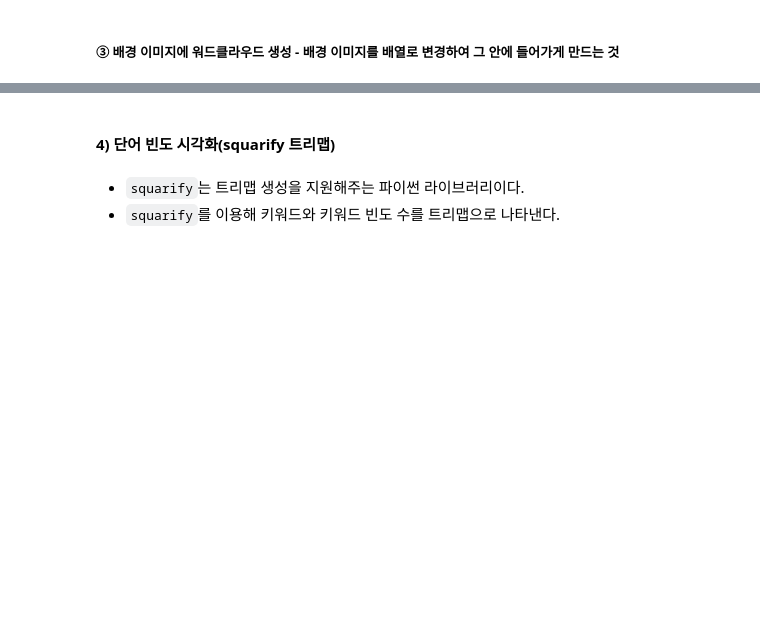
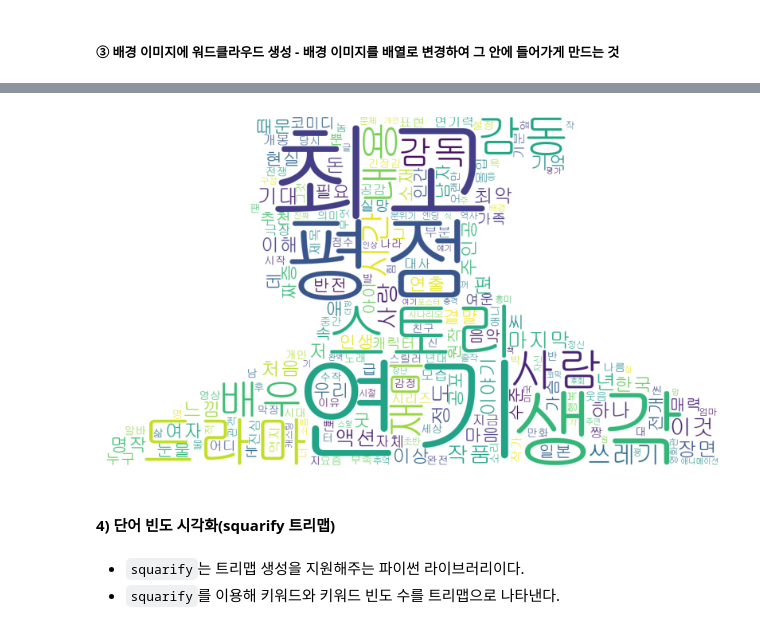
Before and after one commit to yooleene/Level2_office, a Jupyter notebook: M4.3_비정형 데이터 분석_키워드 분석.ipynb, the cells around one changed output, grey strips where cells are left out. Saved outputs shown, nothing was run; the diff lists cells and outputs as text; code cells hidden in the pictures; blank space fills up the shorter version.

```diff
--- a/M4.3_비정형 데이터 분석_키워드 분석.ipynb
+++ b/M4.3_비정형 데이터 분석_키워드 분석.ipynb
@@ -60,2 +185,8 @@ stop_words = '영화 전 난 일 걸 뭐 줄 만 건 분 개 끝 잼 이거 번
 # %% [markdown]
 ##### ③ 배경 이미지에 워드클라우드 생성 - 배경 이미지를 배열로 변경하여 그 안에 들어가게 만드는 것
+# %%
+from PIL import Image
+import numpy as np
+
+img = Image.open('data_set/image.png')
+img_array = np.array(img)
@@ -62,3 +213,11 @@ stop_words = '영화 전 난 일 걸 뭐 줄 만 건 분 개 끝 잼 이거 번
+# %%
+wc = WordCloud(font_path='gulim', background_color='white', width=800, height=400, max_font_size=250, max_words=200, mask=img_array)
+gen = wc.generate_from_frequencies(c)
+plt.figure(figsize=(10, 10))
+plt.axis('off')
+plt.imshow(gen);
+# %% [output]
+[figure, added]
 # %% [markdown]
 #### 4) 단어 빈도 시각화(squarify 트리맵)
 # %% [markdown]
```
Also changed, not shown: parts of 19 cells of this notebook, 7 other files.
